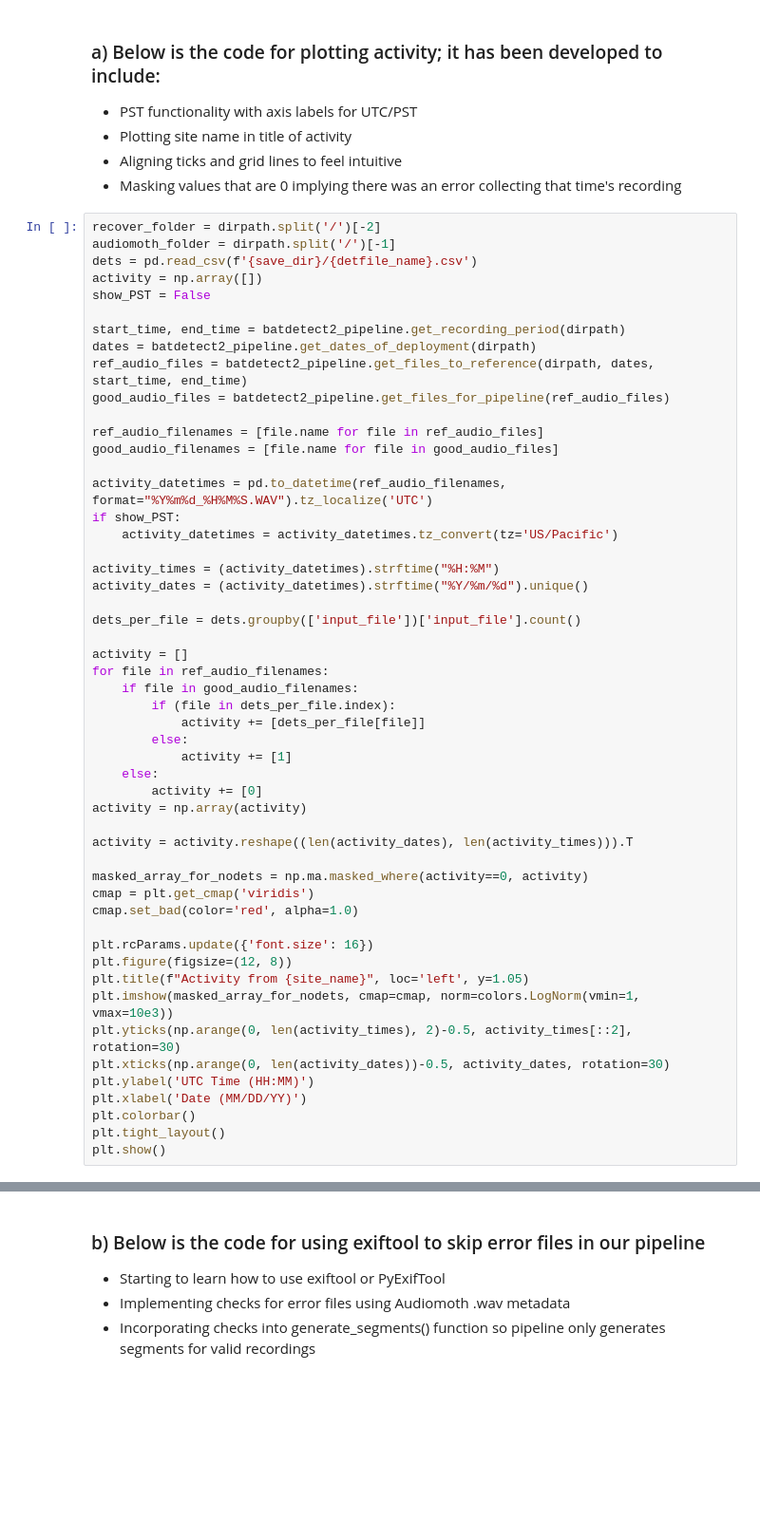
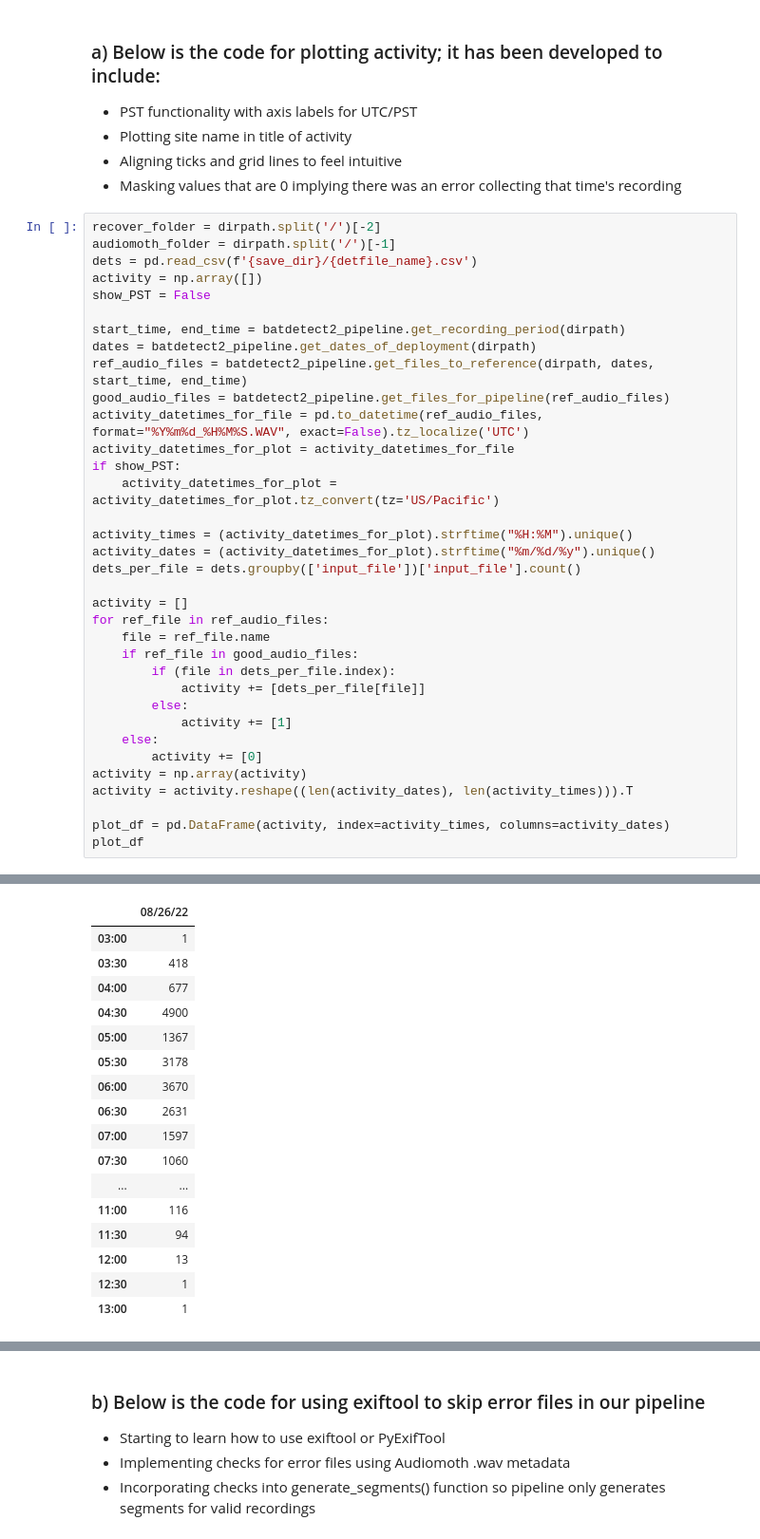
Before and after one commit to uw-echospace/bat-detector-msds, a Jupyter notebook: notebooks/test_batdetect2_pipeline.ipynb, the cells around one changed output, grey strips where cells are left out. Shown at 95% size. Saved outputs shown, nothing was run; the diff lists cells and outputs as text; blank space fills up the shorter version.

```diff
--- a/notebooks/test_batdetect2_pipeline.ipynb
+++ b/notebooks/test_batdetect2_pipeline.ipynb
@@ -96,22 +96,19 @@ start_time, end_time = batdetect2_pipeline.get_recording_period(dirpath)
 dates = batdetect2_pipeline.get_dates_of_deployment(dirpath)
 ref_audio_files = batdetect2_pipeline.get_files_to_reference(dirpath, dates, start_time, end_time)
 good_audio_files = batdetect2_pipeline.get_files_for_pipeline(ref_audio_files)
+activity_datetimes_for_file = pd.to_datetime(ref_audio_files, format="%Y%m%d_%H%M%S.WAV", exact=False).tz_localize('UTC')
+activity_datetimes_for_plot = activity_datetimes_for_file
+if show_PST:
+    activity_datetimes_for_plot = activity_datetimes_for_plot.tz_convert(tz='US/Pacific')
 
-ref_audio_filenames = [file.name for file in ref_audio_files]
-good_audio_filenames = [file.name for file in good_audio_files]
-
-activity_datetimes = pd.to_datetime(ref_audio_filenames, format="%Y%m%d_%H%M%S.WAV").tz_localize('UTC')
-if show_PST:
-    activity_datetimes = activity_datetimes.tz_convert(tz='US/Pacific')
-
-activity_times = (activity_datetimes).strftime("%H:%M")
-activity_dates = (activity_datetimes).strftime("%Y/%m/%d").unique()
-
+activity_times = (activity_datetimes_for_plot).strftime("%H:%M").unique()
+activity_dates = (activity_datetimes_for_plot).strftime("%m/%d/%y").unique()
 dets_per_file = dets.groupby(['input_file'])['input_file'].count()
 
 activity = []
-for file in ref_audio_filenames:
-    if file in good_audio_filenames:
+for ref_file in ref_audio_files:
+    file = ref_file.name
+    if ref_file in good_audio_files:
         if (file in dets_per_file.index):
             activity += [dets_per_file[file]]
         else:
@@ -119,24 +116,10 @@ for file in ref_audio_filenames:
     else:
         activity += [0]
 activity = np.array(activity)
-
 activity = activity.reshape((len(activity_dates), len(activity_times))).T
 
-masked_array_for_nodets = np.ma.masked_where(activity==0, activity)
-cmap = plt.get_cmap('viridis')
-cmap.set_bad(color='red', alpha=1.0)
-
-plt.rcParams.update({'font.size': 16})
-plt.figure(figsize=(12, 8))
-plt.title(f"Activity from {site_name}", loc='left', y=1.05)
-plt.imshow(masked_array_for_nodets, cmap=cmap, norm=colors.LogNorm(vmin=1, vmax=10e3))
-plt.yticks(np.arange(0, len(activity_times), 2)-0.5, activity_times[::2], rotation=30)
-plt.xticks(np.arange(0, len(activity_dates))-0.5, activity_dates, rotation=30)
-plt.ylabel('UTC Time (HH:MM)')
-plt.xlabel('Date (MM/DD/YY)')
-plt.colorbar()
-plt.tight_layout()
-plt.show()
+plot_df = pd.DataFrame(activity, index=activity_times, columns=activity_dates)
+plot_df
 # %% [output]
 There are 21 audio files that passed 1st level of filtering!
 There are 21 audio files that passed 2nd level of filtering!
@@ -143,0 +126,17 @@ There are 21 audio files that passed 2nd level of filtering!
+|  | 08/26/22 |
+| 03:00 | 1 |
+| 03:30 | 418 |
+| 04:00 | 677 |
+| 04:30 | 4900 |
+| 05:00 | 1367 |
+| 05:30 | 3178 |
+| 06:00 | 3670 |
+| 06:30 | 2631 |
+| 07:00 | 1597 |
+| 07:30 | 1060 |
+| ... | ... |
+| 11:00 | 116 |
+| 11:30 | 94 |
+| 12:00 | 13 |
+| 12:30 | 1 |
+| 13:00 | 1 |
```
Also changed, not shown: parts of 6 cells of this notebook, 4 other files.
